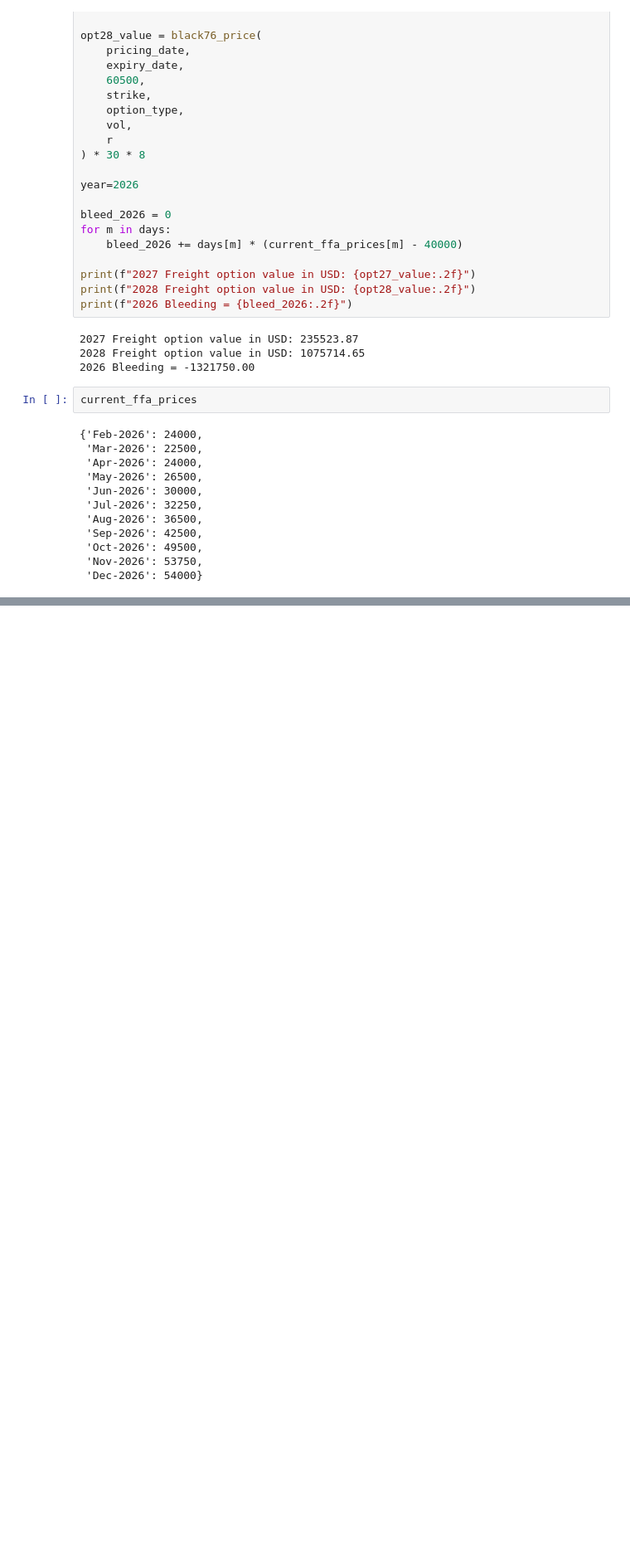
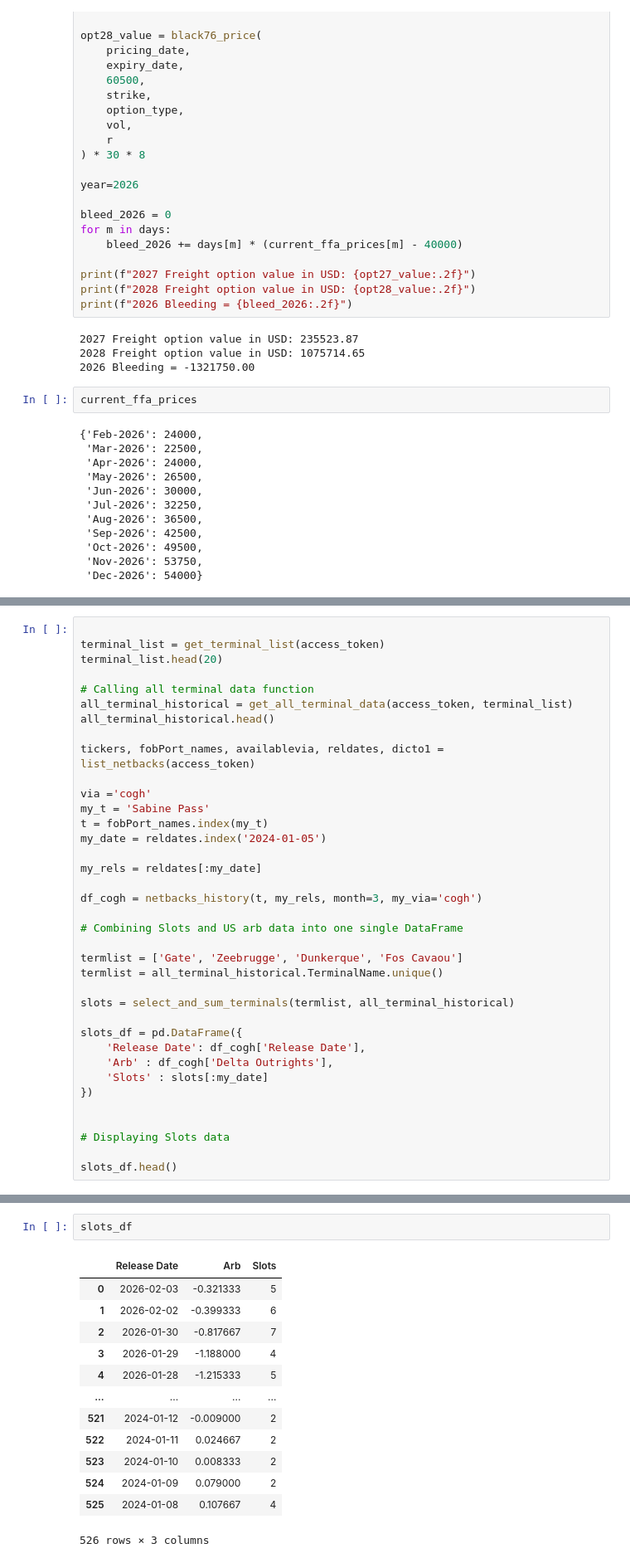
Before and after one commit to martibgn4/BGN_LNG, a Jupyter notebook: freights.ipynb, the cells around one changed output, grey strips where cells are left out. Shown at 83% size. Cells and saved outputs as stored; diff of their text form; blank space fills up the shorter version.

```diff
--- a/freights.ipynb
+++ b/freights.ipynb
@@ -233,0 +650,37 @@ current_ffa_prices
+# %%
+
+terminal_list = get_terminal_list(access_token)
+terminal_list.head(20)
+
+# Calling all terminal data function
+all_terminal_historical = get_all_terminal_data(access_token, terminal_list)
+all_terminal_historical.head()
+
+tickers, fobPort_names, availablevia, reldates, dicto1 = list_netbacks(access_token)
+
+via ='cogh'
+my_t = 'Sabine Pass'
+t = fobPort_names.index(my_t)
+my_date = reldates.index('2024-01-05')
+
+my_rels = reldates[:my_date]
+
+df_cogh = netbacks_history(t, my_rels, month=3, my_via='cogh')
+
+# Combining Slots and US arb data into one single DataFrame
+
+termlist = ['Gate', 'Zeebrugge', 'Dunkerque', 'Fos Cavaou']
+termlist = all_terminal_historical.TerminalName.unique()
+
+slots = select_and_sum_terminals(termlist, all_terminal_historical)
+
+slots_df = pd.DataFrame({
+    'Release Date': df_cogh['Release Date'],
+    'Arb' : df_cogh['Delta Outrights'],
+    'Slots' : slots[:my_date]
+})
+
+
+# Displaying Slots data
+
+slots_df.head()
@@ -233,0 +695,16 @@ current_ffa_prices
+# %%
+slots_df
+# %% [output]
+|  | Release Date | Arb | Slots |
+| 0 | 2026-02-03 | -0.321333 | 5 |
+| 1 | 2026-02-02 | -0.399333 | 6 |
+| 2 | 2026-01-30 | -0.817667 | 7 |
+| 3 | 2026-01-29 | -1.188000 | 4 |
+| 4 | 2026-01-28 | -1.215333 | 5 |
+| ... | ... | ... | ... |
+| 521 | 2024-01-12 | -0.009000 | 2 |
+| 522 | 2024-01-11 | 0.024667 | 2 |
+| 523 | 2024-01-10 | 0.008333 | 2 |
+| 524 | 2024-01-09 | 0.079000 | 2 |
+| 525 | 2024-01-08 | 0.107667 | 4 |
+526 rows × 3 columns
```
Also changed, not shown: parts of 10 cells of this notebook, 8 other files.
